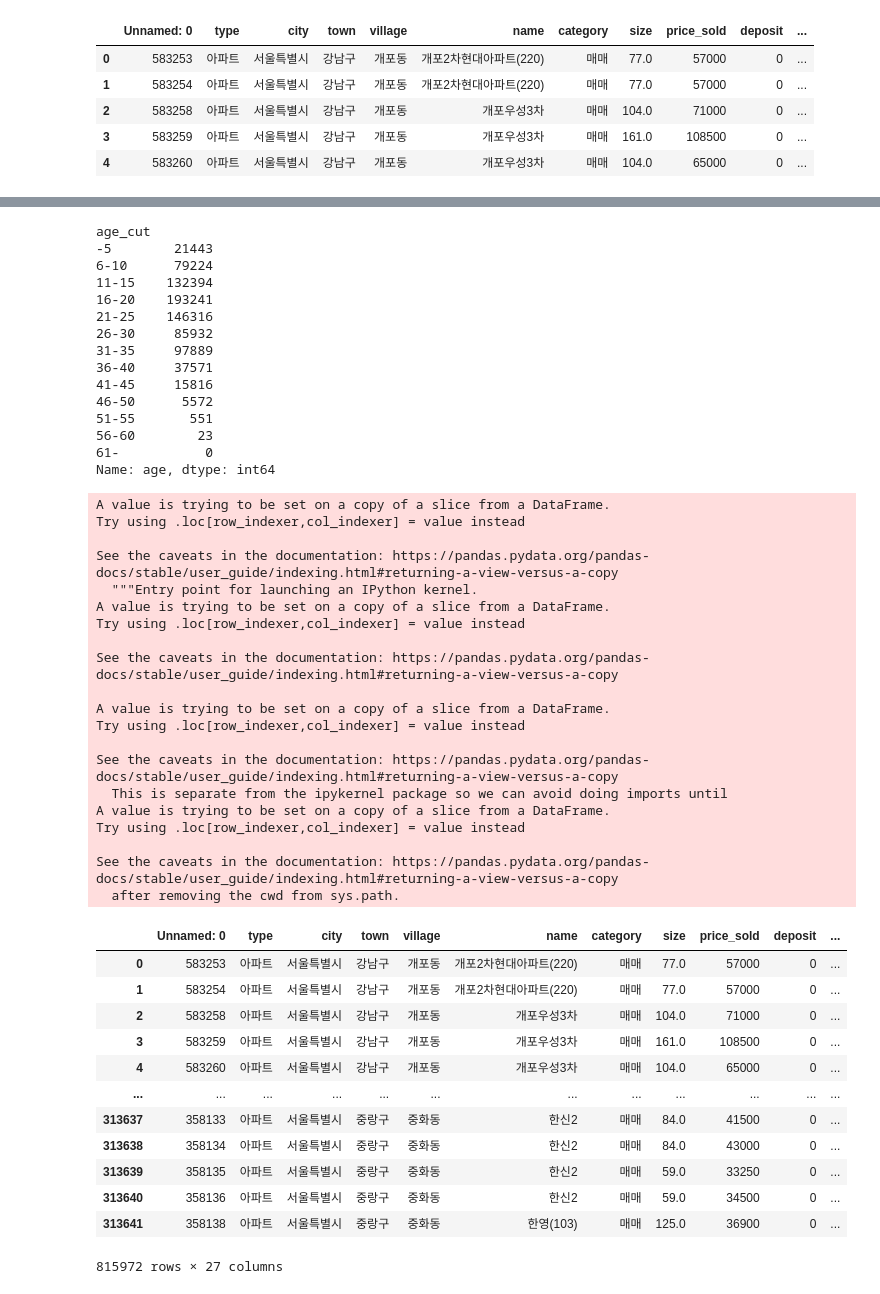
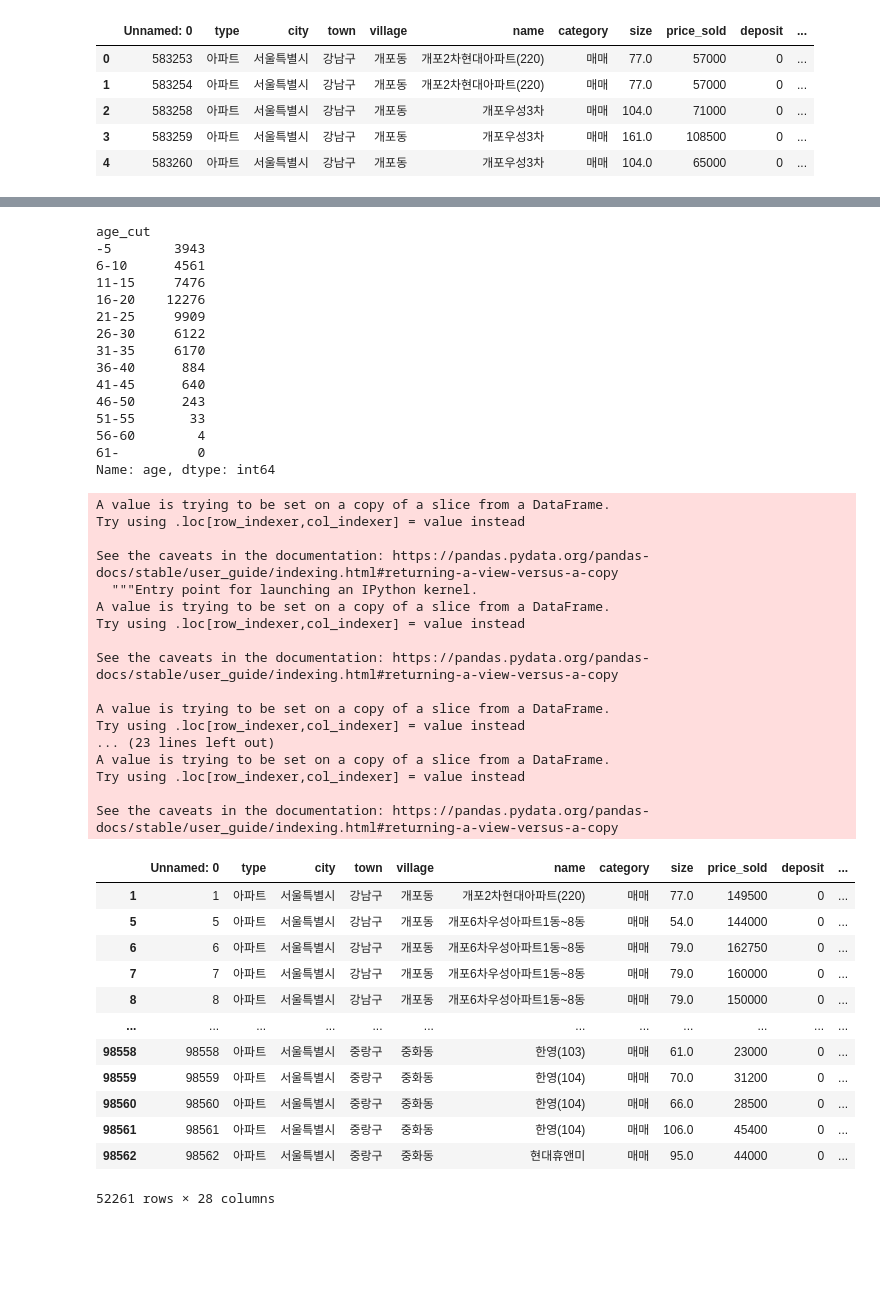
Before and after one commit to cindychoi0317/pandas, a Jupyter notebook: notebook/200904 apt_transaction.ipynb, the cells around one changed output, grey strips where cells are left out. Saved outputs shown, nothing was run; the diff lists cells and outputs as text; code cells hidden in the pictures; blank space fills up the shorter version.

```diff
--- a/notebook/200904 apt_transaction.ipynb
+++ b/notebook/200904 apt_transaction.ipynb
@@ -37,7 +37,7 @@ Data columns (total 18 columns):
 dtypes: float64(3), int64(7), object(8)
 memory usage: 348.1+ MB
 # %%
-sell = apt[(apt['category'] == '매매') & (apt['type'] == '아파트')]
+sell = apt[(apt['category'] == '매매') & (apt['type'] == '아파트') & (apt['yy'] == 2020)]
 sell
 # %% [output]
 |  | Unnamed: 0 | type | city | town | village | name | category | size | price_sold | deposit | ... |
@@ -114,60 +114,61 @@ See the caveats in the documentation: https://pandas.pydata.org/pandas-docs/stab
 sell.groupby(['age_cut'])['age'].count()
 # %% [output]
 age_cut
--5        21443
-6-10      79224
-11-15    132394
-16-20    193241
-21-25    146316
-26-30     85932
-31-35     97889
-36-40     37571
-41-45     15816
-46-50      5572
-51-55       551
-56-60        23
-61-           0
+-5        3943
+6-10      4561
+11-15     7476
+16-20    12276
+21-25     9909
+26-30     6122
+31-35     6170
+36-40      884
+41-45      640
+46-50      243
+51-55       33
+56-60        4
+61-          0
 Name: age, dtype: int64
 # %%
 sell['q20'] = sell.groupby(['age_cut'])['price_sold'].transform(lambda x: x.quantile(q=0.20, interpolation='nearest'))
 sell['q40'] = sell.groupby(['age_cut'])['price_sold'].transform(lambda x: x.quantile(q=0.40, interpolation='nearest'))
 sell['q60'] = sell.groupby(['age_cut'])['price_sold'].transform(lambda x: x.quantile(q=0.60, interpolation='nearest'))
 sell['q80'] = sell.groupby(['age_cut'])['price_sold'].transform(lambda x: x.quantile(q=0.80, interpolation='nearest'))
+sell['med'] = sell.groupby(['age_cut'])['price_sold'].transform(lambda x: x.median())
+sell['mean'] = sell.groupby(['age_cut'])['price_sold'].transform(lambda x: x.mean())
+sell['min'] = sell.groupby(['age_cut'])['price_sold'].transform(lambda x: x.min())
+sell['max'] = sell.groupby(['age_cut'])['price_sold'].transform(lambda x: x.max())
 sell
 # %% [output]
 A value is trying to be set on a copy of a slice from a DataFrame.
 Try using .loc[row_indexer,col_indexer] = value instead
 
 See the caveats in the documentation: https://pandas.pydata.org/pandas-docs/stable/user_guide/indexing.html#returning-a-view-versus-a-copy
   """Entry point for launching an IPython kernel.
 A value is trying to be set on a copy of a slice from a DataFrame.
 Try using .loc[row_indexer,col_indexer] = value instead
 
 See the caveats in the documentation: https://pandas.pydata.org/pandas-docs/stable/user_guide/indexing.html#returning-a-view-versus-a-copy
 
 A value is trying to be set on a copy of a slice from a DataFrame.
 Try using .loc[row_indexer,col_indexer] = value instead
-
-See the caveats in the documentation: https://pandas.pydata.org/pandas-docs/stable/user_guide/indexing.html#returning-a-view-versus-a-copy
-  This is separate from the ipykernel package so we can avoid doing imports until
+... (23 lines left out)
 A value is trying to be set on a copy of a slice from a DataFrame.
 Try using .loc[row_indexer,col_indexer] = value instead
 
 See the caveats in the documentation: https://pandas.pydata.org/pandas-docs/stable/user_guide/indexing.html#returning-a-view-versus-a-copy
-  after removing the cwd from sys.path.
 |  | Unnamed: 0 | type | city | town | village | name | category | size | price_sold | deposit | ... |
-| 0 | 583253 | 아파트 | 서울특별시 | 강남구 | 개포동 | 개포2차현대아파트(220) | 매매 | 77.0 | 57000 | 0 | ... |
-| 1 | 583254 | 아파트 | 서울특별시 | 강남구 | 개포동 | 개포2차현대아파트(220) | 매매 | 77.0 | 57000 | 0 | ... |
-| 2 | 583258 | 아파트 | 서울특별시 | 강남구 | 개포동 | 개포우성3차 | 매매 | 104.0 | 71000 | 0 | ... |
-| 3 | 583259 | 아파트 | 서울특별시 | 강남구 | 개포동 | 개포우성3차 | 매매 | 161.0 | 108500 | 0 | ... |
-| 4 | 583260 | 아파트 | 서울특별시 | 강남구 | 개포동 | 개포우성3차 | 매매 | 104.0 | 65000 | 0 | ... |
+| 1 | 1 | 아파트 | 서울특별시 | 강남구 | 개포동 | 개포2차현대아파트(220) | 매매 | 77.0 | 149500 | 0 | ... |
+| 5 | 5 | 아파트 | 서울특별시 | 강남구 | 개포동 | 개포6차우성아파트1동~8동 | 매매 | 54.0 | 144000 | 0 | ... |
+| 6 | 6 | 아파트 | 서울특별시 | 강남구 | 개포동 | 개포6차우성아파트1동~8동 | 매매 | 79.0 | 162750 | 0 | ... |
+| 7 | 7 | 아파트 | 서울특별시 | 강남구 | 개포동 | 개포6차우성아파트1동~8동 | 매매 | 79.0 | 160000 | 0 | ... |
+| 8 | 8 | 아파트 | 서울특별시 | 강남구 | 개포동 | 개포6차우성아파트1동~8동 | 매매 | 79.0 | 150000 | 0 | ... |
 | ... | ... | ... | ... | ... | ... | ... | ... | ... | ... | ... | ... |
-| 313637 | 358133 | 아파트 | 서울특별시 | 중랑구 | 중화동 | 한신2 | 매매 | 84.0 | 41500 | 0 | ... |
-| 313638 | 358134 | 아파트 | 서울특별시 | 중랑구 | 중화동 | 한신2 | 매매 | 84.0 | 43000 | 0 | ... |
-| 313639 | 358135 | 아파트 | 서울특별시 | 중랑구 | 중화동 | 한신2 | 매매 | 59.0 | 33250 | 0 | ... |
-| 313640 | 358136 | 아파트 | 서울특별시 | 중랑구 | 중화동 | 한신2 | 매매 | 59.0 | 34500 | 0 | ... |
-| 313641 | 358138 | 아파트 | 서울특별시 | 중랑구 | 중화동 | 한영(103) | 매매 | 125.0 | 36900 | 0 | ... |
+| 98558 | 98558 | 아파트 | 서울특별시 | 중랑구 | 중화동 | 한영(103) | 매매 | 61.0 | 23000 | 0 | ... |
+| 98559 | 98559 | 아파트 | 서울특별시 | 중랑구 | 중화동 | 한영(104) | 매매 | 70.0 | 31200 | 0 | ... |
+| 98560 | 98560 | 아파트 | 서울특별시 | 중랑구 | 중화동 | 한영(104) | 매매 | 66.0 | 28500 | 0 | ... |
+| 98561 | 98561 | 아파트 | 서울특별시 | 중랑구 | 중화동 | 한영(104) | 매매 | 106.0 | 45400 | 0 | ... |
+| 98562 | 98562 | 아파트 | 서울특별시 | 중랑구 | 중화동 | 현대휴앤미 | 매매 | 95.0 | 44000 | 0 | ... |
-815972 rows × 27 columns
+52261 rows × 28 columns
 # %%
 sell.loc[sell['price_sold'] <= sell['q20'], 'percentile'] = 'rank5'
 sell.loc[(sell['price_sold'] > sell['q20']) & (sell['price_sold'] <= sell['q40']), 'percentile'] = 'rank4'
```
Also changed, not shown: parts of 23 cells of this notebook, 11 other files.
